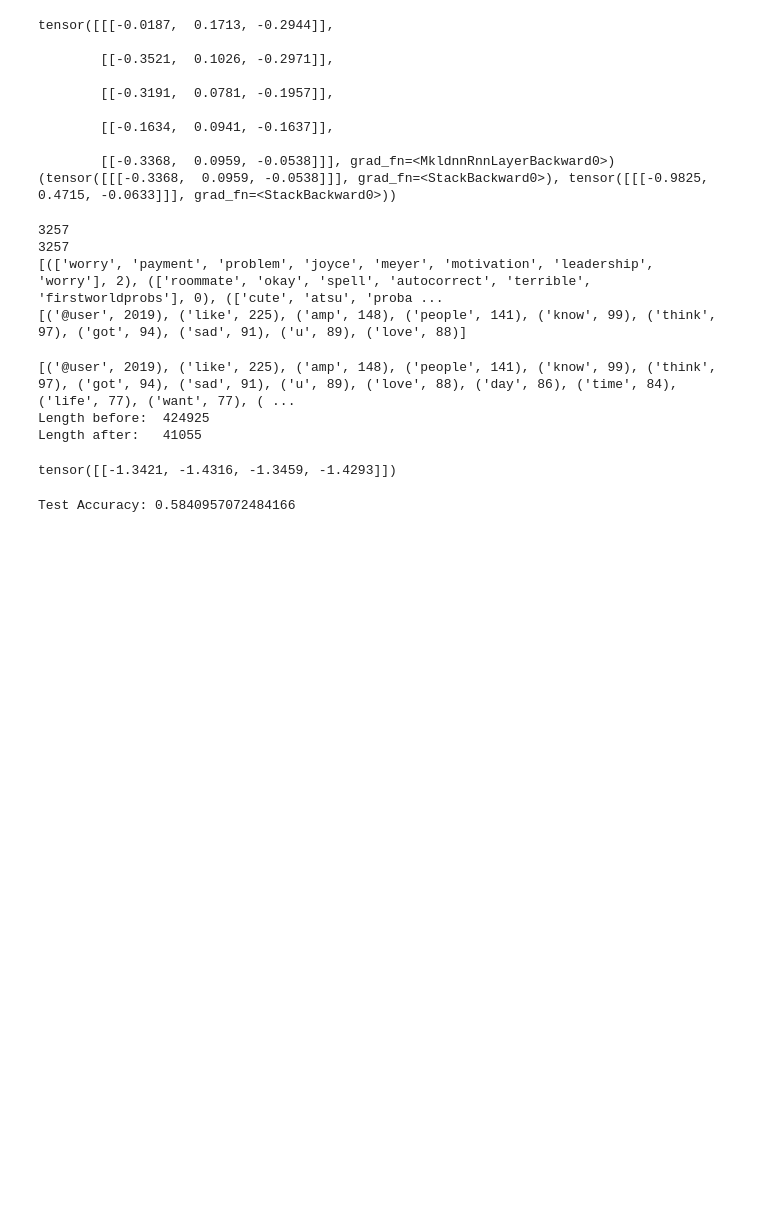
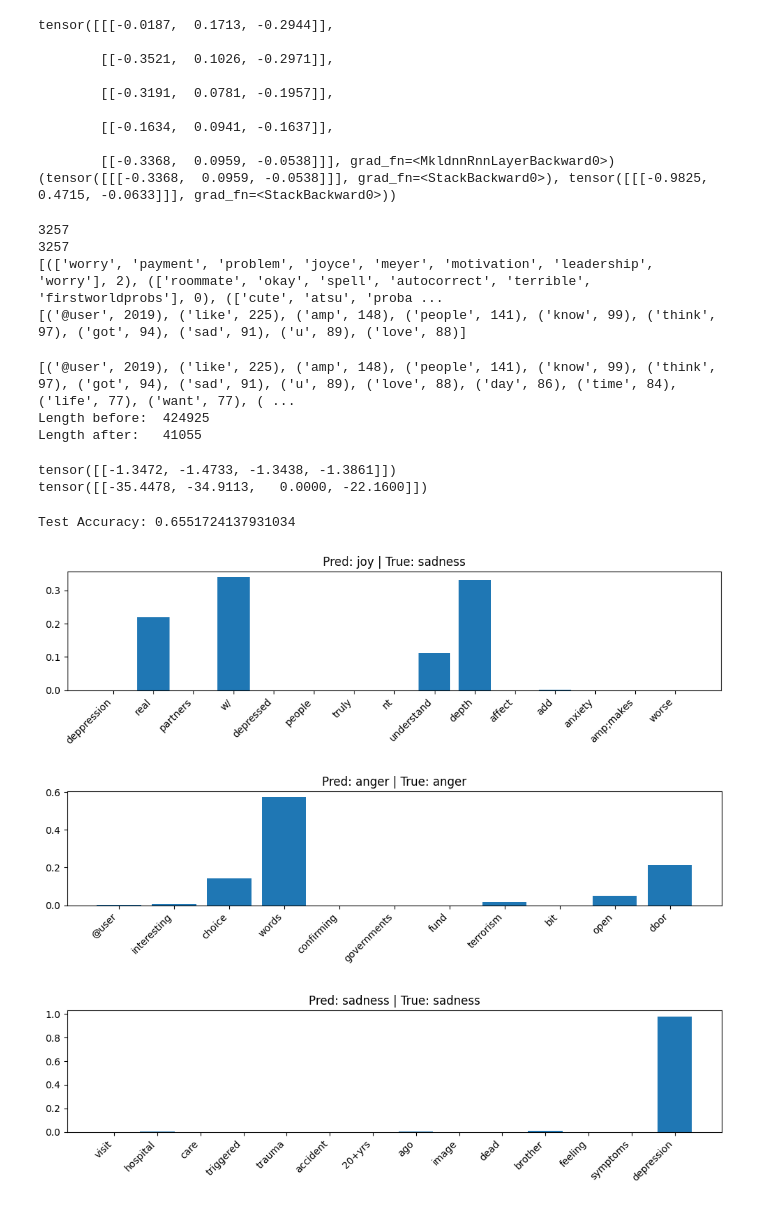
Before and after one commit to SchnilchMitte/KiLaborSS26, a Jupyter notebook: 3_LTMs.ipynb, the cells around one changed output. Saved outputs shown, nothing was run; the diff lists cells and outputs as text; code cells hidden in the pictures; blank space fills up the shorter version.

```diff
--- a/3_LTMs.ipynb
+++ b/3_LTMs.ipynb
@@ -225,7 +240,7 @@ VOCAB_SIZE = len(word_to_ix) + 1
 
 model = LSTMClassifier(EMBEDDING_DIM, HIDDEN_DIM, VOCAB_SIZE, NUM_CLASSES)
 loss_function = nn.NLLLoss()
-optimizer = optim.SGD(model.parameters(), lr=0.1)
+optimizer = optim.Adam(model.parameters(), lr=0.001)
 
 # See what the scores are before training
 # Note that element i,j of the output is the score for tag j for word i.
@@ -237,7 +252,7 @@ with torch.no_grad():
     tag_scores = model(inputs)
     print(tag_scores)
 
-for epoch in range(300):  # again, normally you would NOT do 300 epochs, it is toy data
+for epoch in range(30):  # again, normally you would NOT do 300 epochs, it is toy data
     for sentence, label in training_data:
 
         model.zero_grad()
@@ -261,11 +276,12 @@ with torch.no_grad():
 
     print(tag_scores)
 # %% [output]
-tensor([[-1.3421, -1.4316, -1.3459, -1.4293]])
+tensor([[-1.3472, -1.4733, -1.3438, -1.3861]])
+tensor([[-35.4478, -34.9113,   0.0000, -22.1600]])
 # %%
 correct = 0
 total = 0
-
+model.eval()
 with torch.no_grad():
     for sentence, label in test_data:
 
@@ -273,7 +289,7 @@ with torch.no_grad():
             continue
 
         sentence_in = prepare_sequence(sentence, word_to_ix, UNK_IDX)
-        output = model(sentence_in)
+        output = model(sentence_in, return_attention=False)
 
         predicted = torch.argmax(output, dim=1).item()
 
@@ -285,4 +301,31 @@ with torch.no_grad():
 accuracy = correct / total
 print("Test Accuracy:", accuracy)
 # %% [output]
-Test Accuracy: 0.5840957072484166
+Test Accuracy: 0.6551724137931034
+# %%
+import matplotlib.pyplot as plt
+mapping = {0: "anger", 1: "joy", 2: "optimism", 3: "sadness"}
+for i in range(3):
+    sentence, label = test_data[i]
+
+    if len(sentence) == 0:
+        continue
+
+    sentence_in = prepare_sequence(sentence, word_to_ix, UNK_IDX)
+
+    with torch.no_grad():
+        output, attn_weights = model(sentence_in, return_attention=True)
+
+    attn = attn_weights.squeeze().cpu().numpy()
+    pred = torch.argmax(output, dim=1).item()
+
+    plt.figure(figsize=(10, 3))
+    plt.bar(range(len(sentence)), attn)
+    plt.xticks(range(len(sentence)), sentence, rotation=45, ha="right")
+    plt.title(f"Pred: {mapping[pred]} | True: {mapping[label]}")
+    plt.tight_layout()
+    plt.show()
+# %% [output]
+[figure, added]
+[figure, added]
+[figure, added]
```
Also changed, not shown: parts of 2 cells of this notebook.
